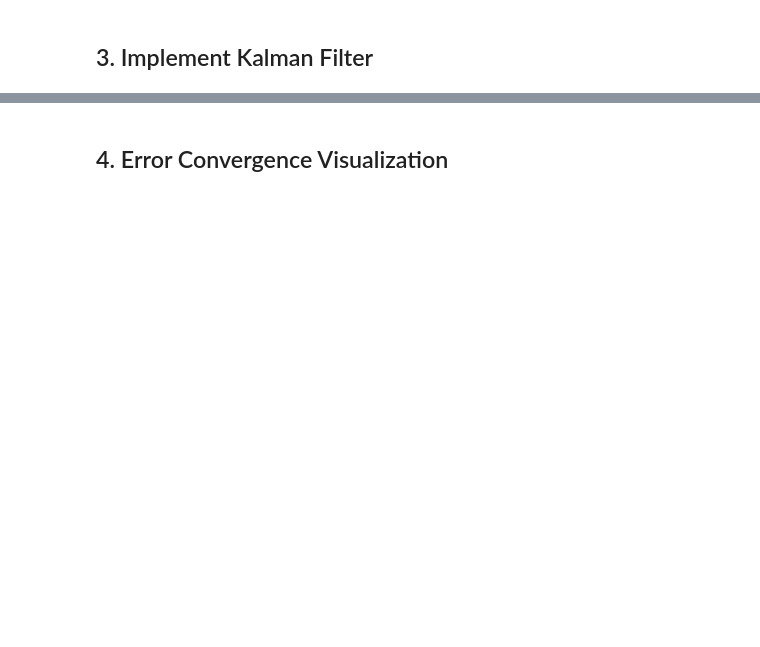
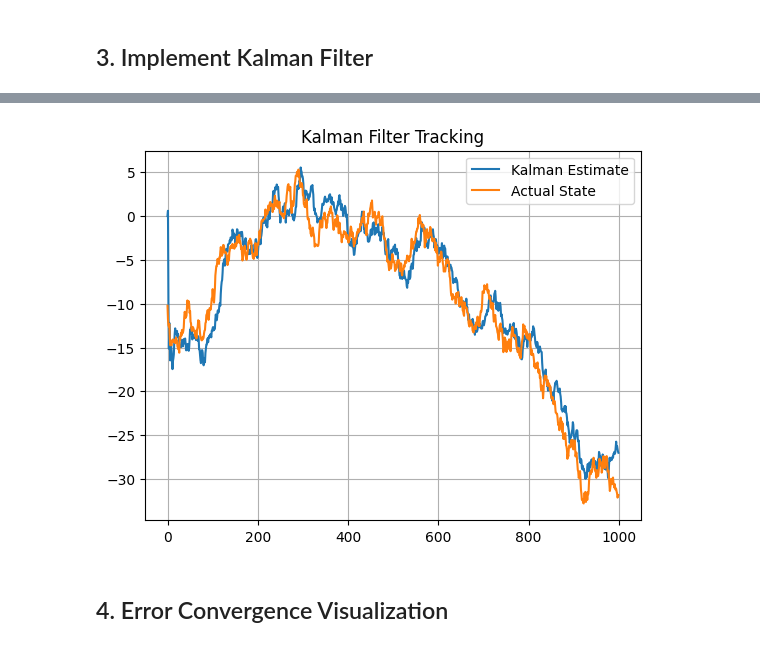
Before and after one commit to amosmatter/FS25_MSP_digitalcom, a Jupyter notebook: Project_KALM/notebook/Project4_Starter.ipynb, the cells around one changed output, grey strips where cells are left out. Saved outputs shown, nothing was run; the diff lists cells and outputs as text; code cells hidden in the pictures; blank space fills up the shorter version.

```diff
--- a/Project_KALM/notebook/Project4_Starter.ipynb
+++ b/Project_KALM/notebook/Project4_Starter.ipynb
@@ -66,3 +172,14 @@ plt.show()
+# %%
+plt.figure()
+plt.plot(x_est_s[:,1], label="Kalman Estimate")
+plt.plot(actual_state_s[:,1], label="Actual State")
+
+plt.legend()
+plt.title("Kalman Filter Tracking")
+plt.grid()
+plt.show()
+# %% [output]
+[figure, added]
 # %% [markdown]
 ## 4. Error Convergence Visualization
 # %%
```
Also changed, not shown: parts of 8 cells of this notebook, 2 other files.
